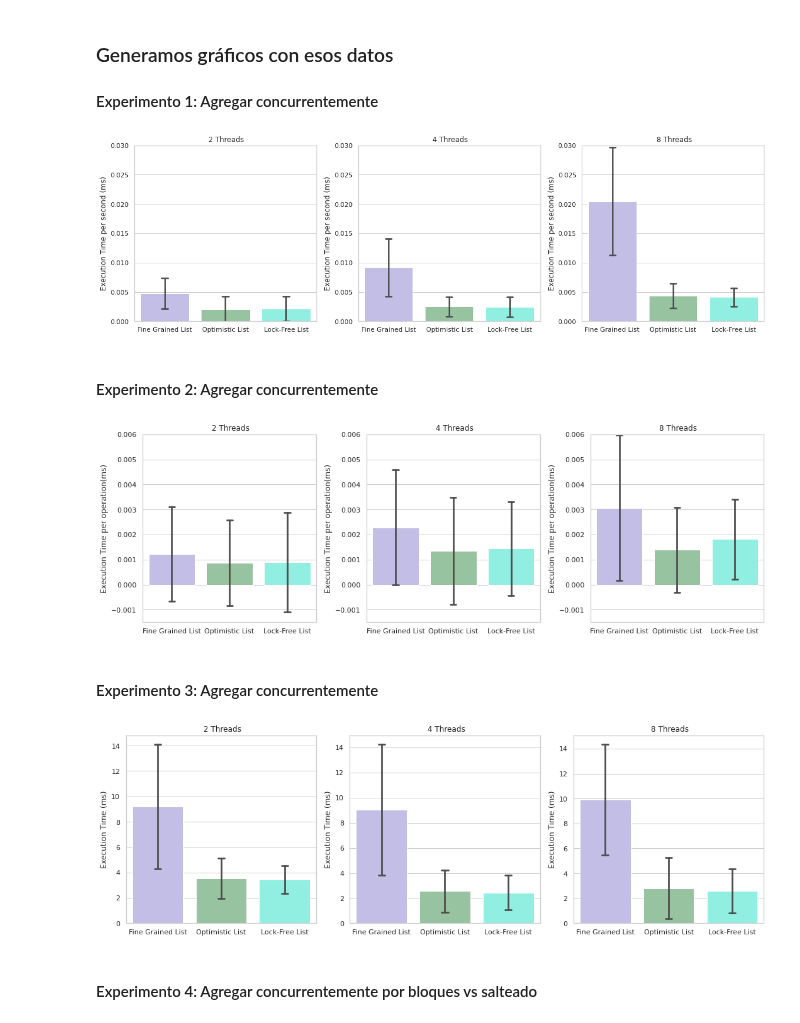
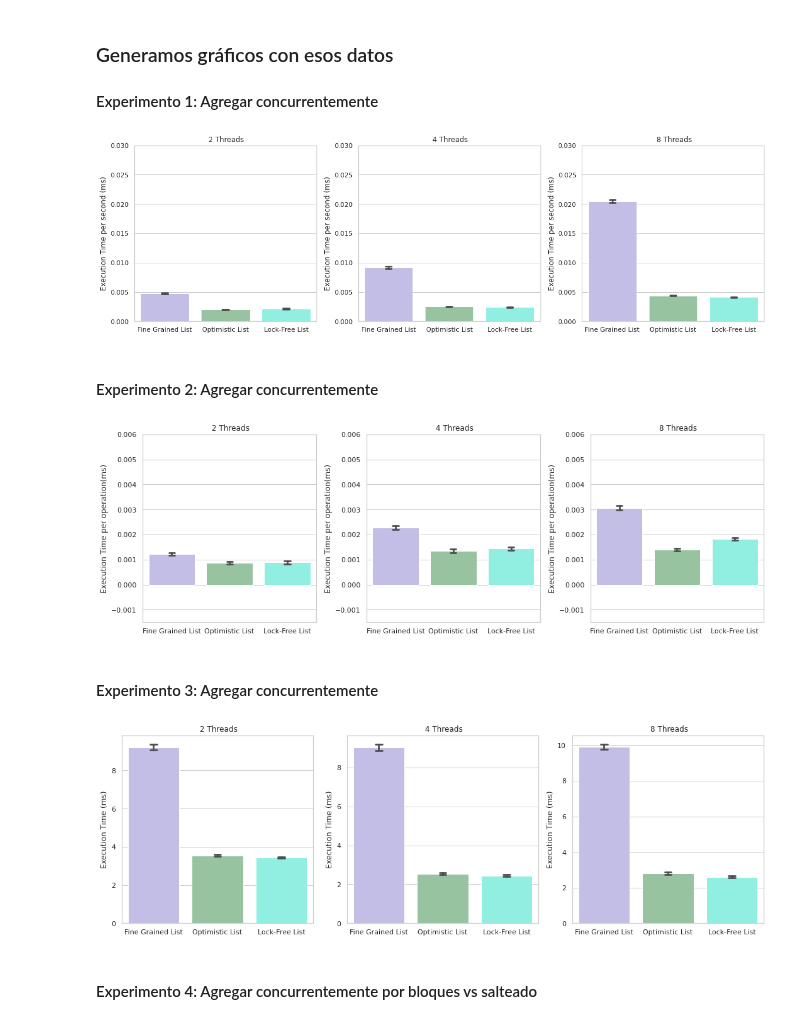
Before and after one commit to paulitapb/TP-Concurrente, a Jupyter notebook: Experimentacion/Analisis.ipynb, the cells around one changed output. Saved outputs shown, nothing was run; the diff lists cells and outputs as text; code cells hidden in the pictures.

```diff
--- a/Experimentacion/Analisis.ipynb
+++ b/Experimentacion/Analisis.ipynb
@@ -61,9 +61,9 @@ experimento6SleepBefore250   = experimento6SleepBefore250.apply(lambda x: 1000-x
 fig, ax = plt.subplots(1, 3, figsize= (16, 5))
 plt.tight_layout()
 
-sns.barplot(experimento1Threads2, estimator= 'mean', errorbar = 'sd', n_boot=1000, ax = ax[0], capsize= 0.1, errcolor=".3")
-sns.barplot(experimento1Threads4, estimator= 'mean', errorbar = 'sd', n_boot=1000, ax = ax[1], capsize= 0.1, errcolor=".3")
-sns.barplot(experimento1Threads8, estimator= 'mean', errorbar = 'sd', n_boot=1000, ax = ax[2], capsize= 0.1, errcolor=".3")
+sns.barplot(experimento1Threads2, estimator= 'mean', errorbar = 'se', n_boot=1000, ax = ax[0], capsize= 0.1, errcolor=".3")
+sns.barplot(experimento1Threads4, estimator= 'mean', errorbar = 'se', n_boot=1000, ax = ax[1], capsize= 0.1, errcolor=".3")
+sns.barplot(experimento1Threads8, estimator= 'mean', errorbar = 'se', n_boot=1000, ax = ax[2], capsize= 0.1, errcolor=".3")
 
 for i in range(0, 3):
     ax[i].set_ylabel("Execution Time per second (ms)")
@@ -75,16 +75,16 @@ ax[2].set_title(" " + str(8) + " Threads")
 
 plt.savefig('graficos/Experimento1.pdf', bbox_inches="tight")
 # %% [output]
-[figure, old version]
+[figure, new version]
 # %% [markdown]
 #### Experimento 2: Agregar concurrentemente
 # %%
 fig, ax = plt.subplots(1, 3, figsize= (15, 5))
 plt.tight_layout(pad=0.4, w_pad=3.5, h_pad=1.0)
 
-sns.barplot(experimento2Threads2, estimator= 'mean', errorbar = 'sd', n_boot=1000, ax = ax[0], capsize= 0.1, errcolor=".3")
-sns.barplot(experimento2Threads4, estimator= 'mean', errorbar = 'sd', n_boot=1000, ax = ax[1], capsize= 0.1, errcolor=".3")
-sns.barplot(experimento2Threads8, estimator= 'mean', errorbar = 'sd', n_boot=1000, ax = ax[2], capsize= 0.1, errcolor=".3")
+sns.barplot(experimento2Threads2, estimator= 'mean', errorbar = 'se', n_boot=1000, ax = ax[0], capsize= 0.1, errcolor=".3")
+sns.barplot(experimento2Threads4, estimator= 'mean', errorbar = 'se', n_boot=1000, ax = ax[1], capsize= 0.1, errcolor=".3")
+sns.barplot(experimento2Threads8, estimator= 'mean', errorbar = 'se', n_boot=1000, ax = ax[2], capsize= 0.1, errcolor=".3")
 
 for i in range(0, 3):
     ax[i].set_ylabel("Execution Time per operation(ms)")
@@ -95,26 +95,26 @@ ax[1].set_title(" " + str(4) + " Threads")
 ax[2].set_title(" " + str(8) + " Threads")
 plt.savefig('graficos/Experimento2.pdf', bbox_inches="tight")
 # %% [output]
-[figure, old version]
+[figure, new version]
 # %% [markdown]
 #### Experimento 3: Agregar concurrentemente
 # %%
 fig, ax = plt.subplots(1, 3, figsize= (15, 5))
 plt.tight_layout(w_pad=0.7)
 
-sns.barplot(experimento3Threads2, estimator= 'mean', errorbar = 'sd', n_boot=1000, ax = ax[0], capsize= 0.1, errcolor=".3")
-sns.barplot(experimento3Threads4, estimator= 'mean', errorbar = 'sd', n_boot=1000, ax = ax[1], capsize= 0.1, errcolor=".3")
-sns.barplot(experimento3Threads8, estimator= 'mean', errorbar = 'sd', n_boot=1000, ax = ax[2], capsize= 0.1, errcolor=".3")
+sns.barplot(experimento3Threads2, estimator= 'mean', errorbar = 'se', n_boot=1000, ax = ax[0], capsize= 0.1, errcolor=".3")
+sns.barplot(experimento3Threads4, estimator= 'mean', errorbar = 'se', n_boot=1000, ax = ax[1], capsize= 0.1, errcolor=".3")
+sns.barplot(experimento3Threads8, estimator= 'mean', errorbar = 'se', n_boot=1000, ax = ax[2], capsize= 0.1, errcolor=".3")
 
 for i in range(0, 3):
     ax[i].set_ylabel("Execution Time (ms)")
 
 ax[0].set_title(" " + str(2) + " Threads")
 ax[1].set_title(" " + str(4) + " Threads")
 ax[2].set_title(" " + str(8) + " Threads")
 plt.savefig('graficos/Experimento3.pdf', bbox_inches="tight")
 # %% [output]
-[figure, old version]
+[figure, new version]
 # %% [markdown]
 #### Experimento 4: Agregar concurrentemente por bloques vs salteado
 # %%
```
Also changed, not shown: parts of 1 cell of this notebook.
